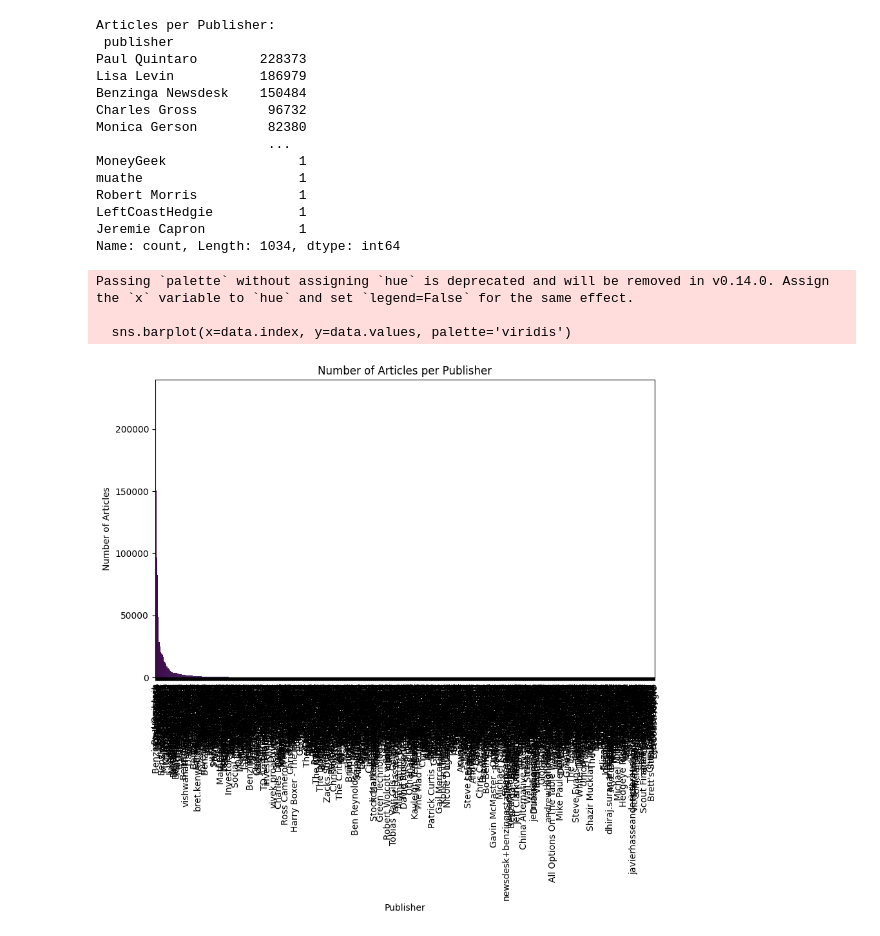
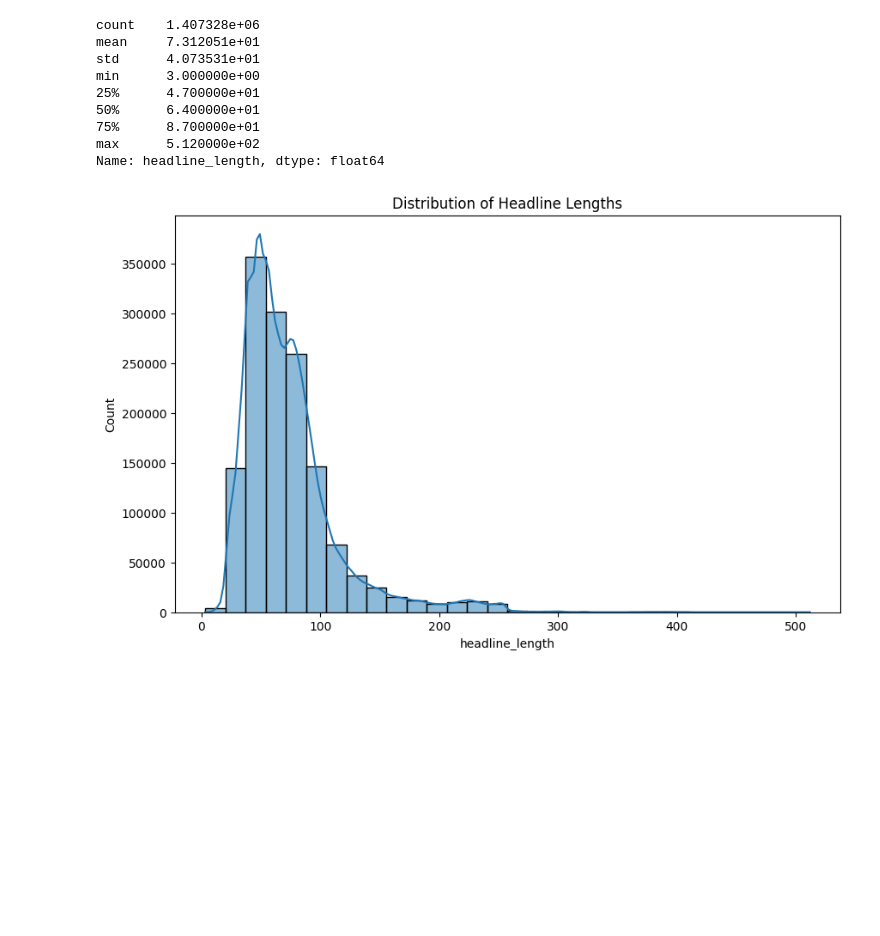
Before and after one commit to kidus888/Financial-News-and-Stock-Price-Integration, a Jupyter notebook: notebooks/EDA.ipynb, the cells around one changed output. Drawn from its saved outputs; the diff is of its cells as text; code cells hidden in the pictures; blank space fills up the shorter version.

```diff
--- a/notebooks/EDA.ipynb
+++ b/notebooks/EDA.ipynb
@@ -1,5 +31,3 @@
 # %%
-import sys
-import os
-
-sys.path.append(os.path.abspath('/home/kali/Desktop/git/Financial-News-and-Stock-Price-Integration/scripts'))
+df = pd.read_csv('/home/kali/Desktop/git/Financial-News-and-Stock-Price-Integration/Data/raw_analyst_ratings.csv')
+df.head()
@@ -8,3 +40,0 @@ from eda import *
-# %%
-# Load the dataset
-df = load_data('/home/kali/Desktop/git/Financial-News-and-Stock-Price-Integration/Data/raw_analyst_ratings.csv')
@@ -27,24 +41,19 @@ Name: headline_length, dtype: float64
-# %%
-#  Count Articles per Publisher
-publisher_counts = count_articles_per_publisher(df)
-print("Articles per Publisher:\n", publisher_counts)
-plot_bar(publisher_counts, 'Number of Articles per Publisher', 'Publisher', 'Number of Articles')
-# %% [output]
-Articles per Publisher:
- publisher
-Paul Quintaro        228373
-Lisa Levin           186979
-Benzinga Newsdesk    150484
-Charles Gross         96732
-Monica Gerson         82380
-                      ...
-MoneyGeek                 1
-muathe                    1
-Robert Morris             1
-LeftCoastHedgie           1
-Jeremie Capron            1
-Name: count, Length: 1034, dtype: int64
-Passing `palette` without assigning `hue` is deprecated and will be removed in v0.14.0. Assign the `x` variable to `hue` and set `legend=False` for the same effect.
-
-  sns.barplot(x=data.index, y=data.values, palette='viridis')
-[figure, removed]
+# %%
+df['headline_length'] = df['headline'].apply(len)
+print(df['headline_length'].describe())
+
+plt.figure(figsize=(10, 6))
+sns.histplot(df['headline_length'], bins=30, kde=True)
+plt.title('Distribution of Headline Lengths')
+plt.show()
+# %% [output]
+count    1.407328e+06
+mean     7.312051e+01
+std      4.073531e+01
+min      3.000000e+00
+25%      4.700000e+01
+50%      6.400000e+01
+75%      8.700000e+01
+max      5.120000e+02
+Name: headline_length, dtype: float64
+[figure, added]
```
Also changed, not shown: parts of 6 cells of this notebook.
